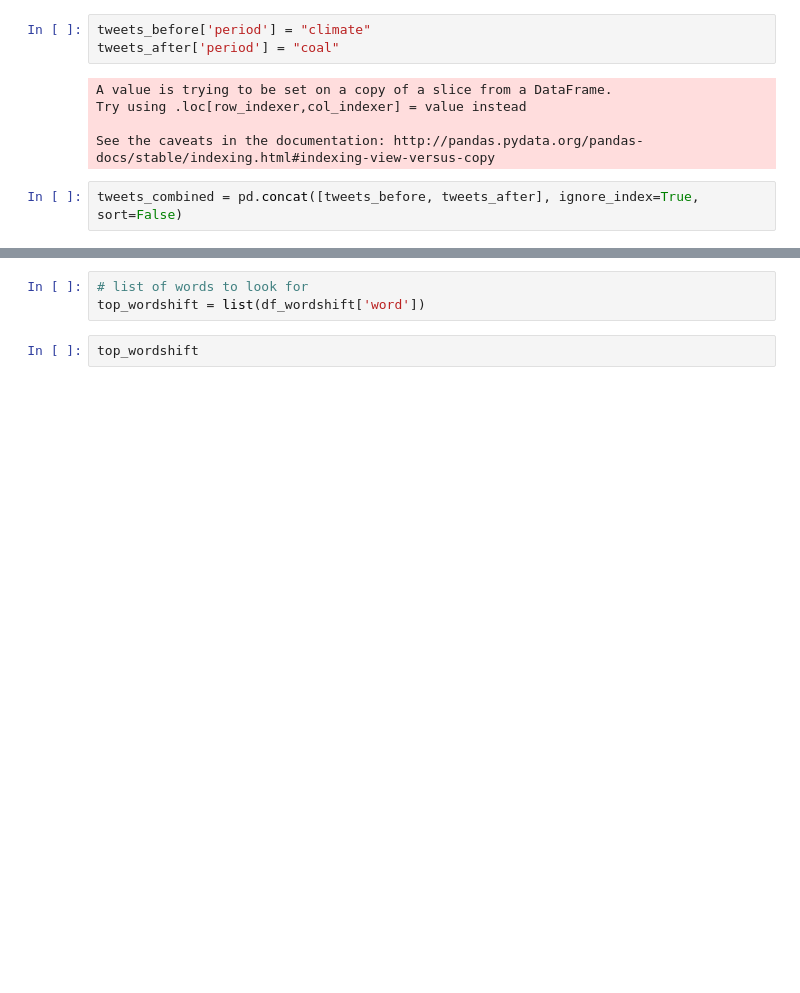
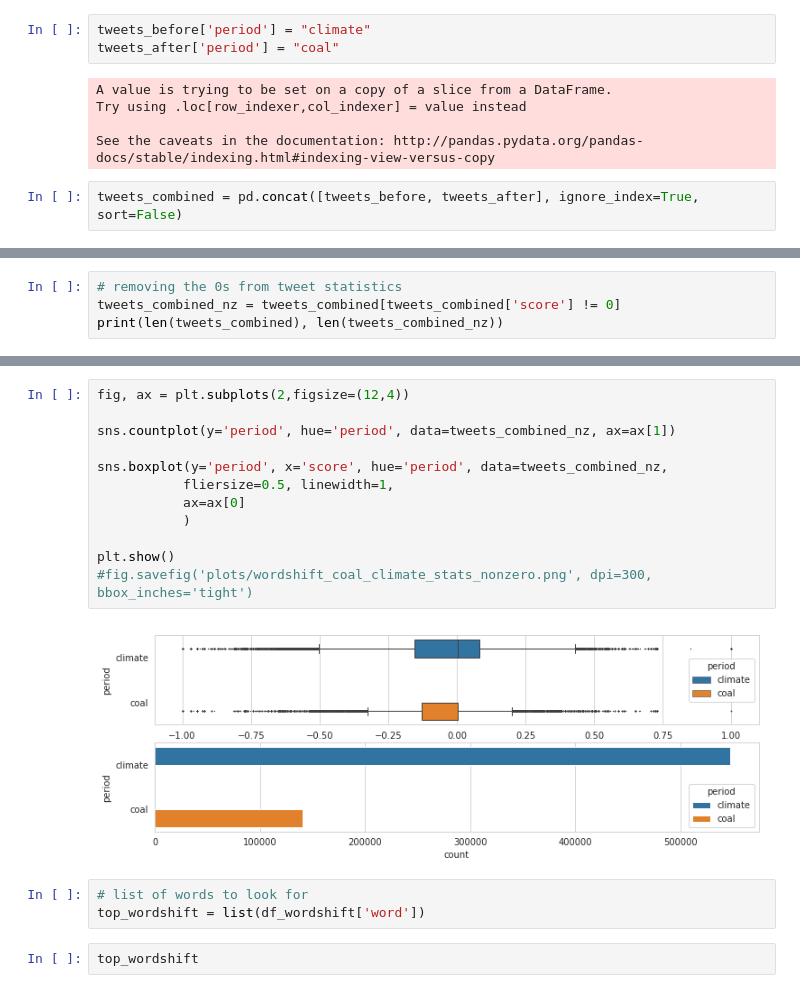
Before and after one commit to yuantinglee/twitter-discourse, a Jupyter notebook: analysis/word_shifts.ipynb, the cells around one changed output, grey strips where cells are left out. Drawn from its saved outputs; the diff is of its cells as text; blank space fills up the shorter version.

Commit message:
update ws stats

```diff
--- a/analysis/word_shifts.ipynb
+++ b/analysis/word_shifts.ipynb
@@ -1259,0 +1261,4 @@ fig.savefig('plots/wordshift_coal_climate_stats.png', dpi=300, bbox_inches='tigh
+# %%
+# removing the 0s from tweet statistics
+tweets_combined_nz = tweets_combined[tweets_combined['score'] != 0]
+print(len(tweets_combined), len(tweets_combined_nz))
@@ -1260,3 +1276,17 @@ fig.savefig('plots/wordshift_coal_climate_stats.png', dpi=300, bbox_inches='tigh
+# %%
+fig, ax = plt.subplots(2,figsize=(12,4))
+
+sns.countplot(y='period', hue='period', data=tweets_combined_nz, ax=ax[1])
+
+sns.boxplot(y='period', x='score', hue='period', data=tweets_combined_nz,
+           fliersize=0.5, linewidth=1,
+           ax=ax[0]
+           )
+
+plt.show()
+#fig.savefig('plots/wordshift_coal_climate_stats_nonzero.png', dpi=300, bbox_inches='tight')
+# %% [output]
+[figure, added]
 # %%
 # list of words to look for
 top_wordshift = list(df_wordshift['word'])
```
Also changed, not shown: parts of 10 cells of this notebook, 1 other file.
